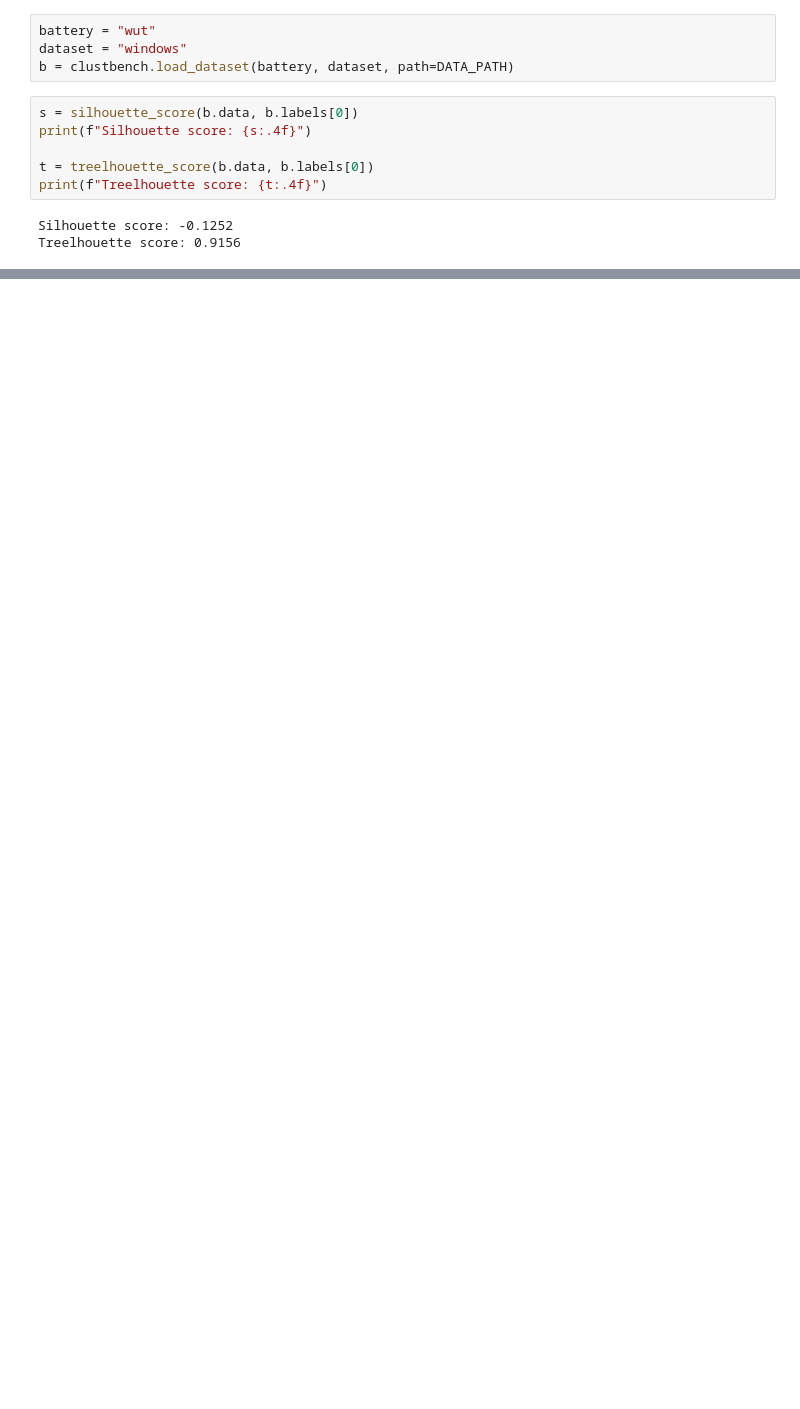
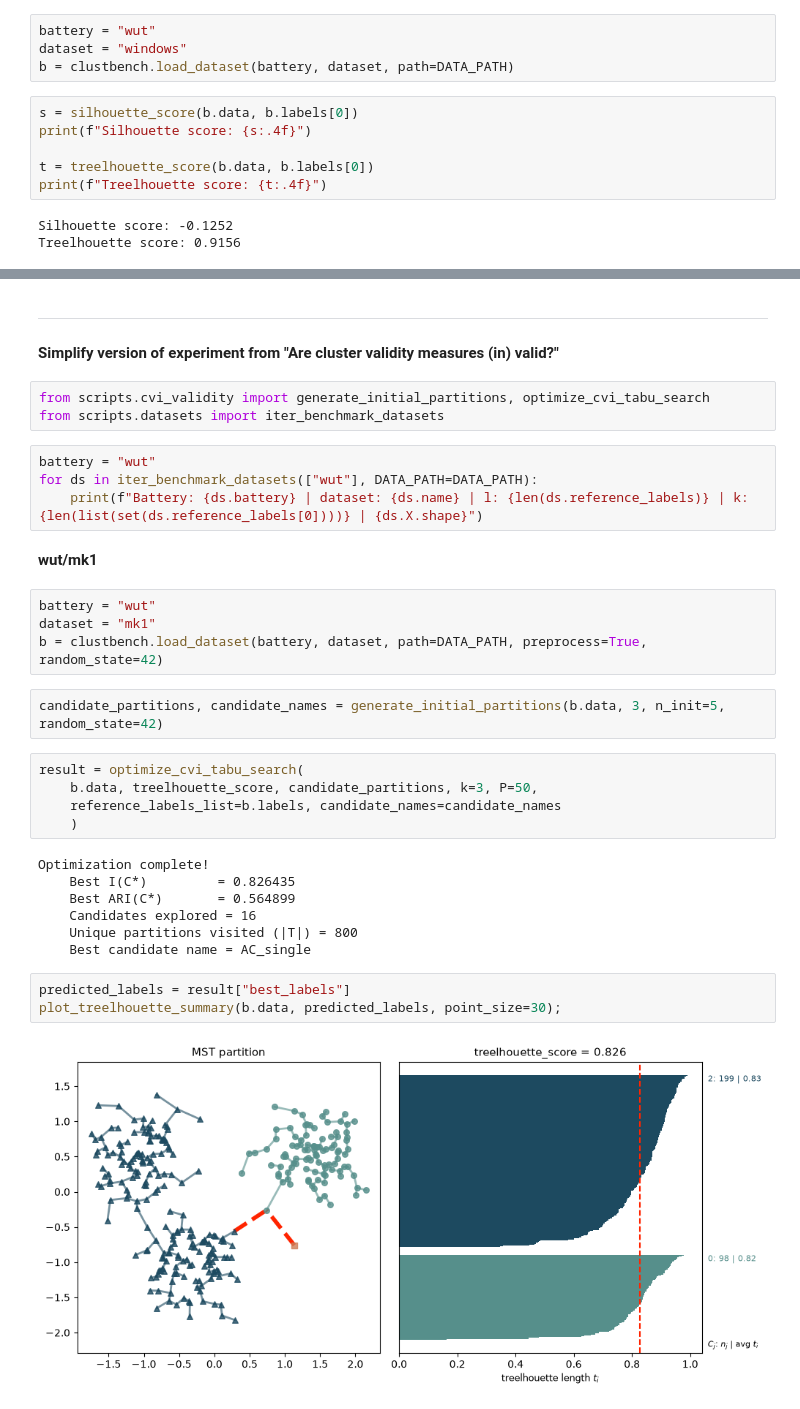
Before and after one commit to kwiatkowskaa/mstcvi, a Jupyter notebook: experiments/notebooks/01_start.ipynb, the cells around one changed output, grey strips where cells are left out. Drawn from its saved outputs; the diff is of its cells as text; blank space fills up the shorter version.

```diff
--- a/experiments/notebooks/01_start.ipynb
+++ b/experiments/notebooks/01_start.ipynb
@@ -77,0 +115,36 @@ plot_treelhouette_summary(b.data, b.labels[0], title="Cluster Structure & Treelh
+# %% [markdown]
+---
+
+#### Simplify version of experiment from "Are cluster validity measures (in) valid?"
+# %%
+from scripts.cvi_validity import generate_initial_partitions, optimize_cvi_tabu_search
+from scripts.datasets import iter_benchmark_datasets
+# %%
+battery = "wut"
+for ds in iter_benchmark_datasets(["wut"], DATA_PATH=DATA_PATH):
+    print(f"Battery: {ds.battery} | dataset: {ds.name} | l: {len(ds.reference_labels)} | k: {len(list(set(ds.reference_labels[0])))} | {ds.X.shape}")
+# %% [markdown]
+**wut/mk1**
+# %%
+battery = "wut"
+dataset = "mk1"
+b = clustbench.load_dataset(battery, dataset, path=DATA_PATH, preprocess=True, random_state=42)
+# %%
+candidate_partitions, candidate_names = generate_initial_partitions(b.data, 3, n_init=5, random_state=42)
+# %%
+result = optimize_cvi_tabu_search(
+    b.data, treelhouette_score, candidate_partitions, k=3, P=50,
+    reference_labels_list=b.labels, candidate_names=candidate_names
+    )
+# %% [output]
+Optimization complete!
+    Best I(C*)         = 0.826435
+    Best ARI(C*)       = 0.564899
+    Candidates explored = 16
+    Unique partitions visited (|T|) = 800
+    Best candidate name = AC_single
+# %%
+predicted_labels = result["best_labels"]
+plot_treelhouette_summary(b.data, predicted_labels, point_size=30);
+# %% [output]
+[figure, added]
```
Also changed, not shown: parts of 18 cells of this notebook, 6 other files.
